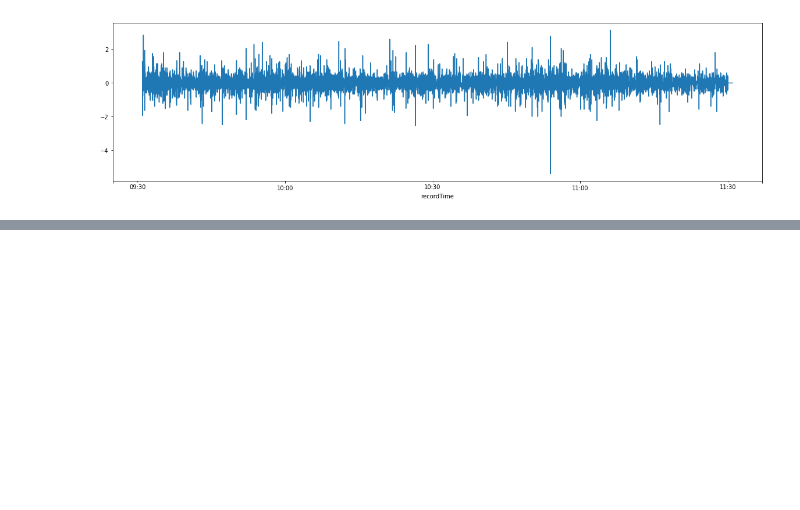
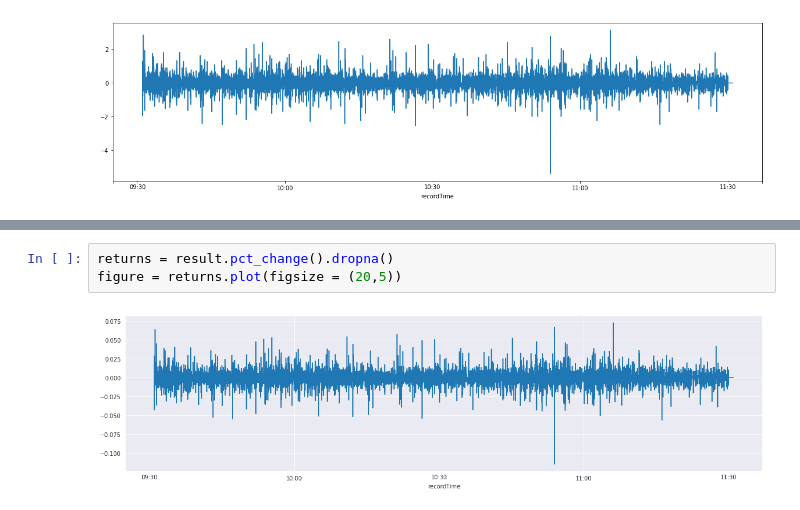
Before and after one commit to JinnTao/autoTrade, a Jupyter notebook: analysis/Analysis.ipynb, the cells around one changed output, grey strips where cells are left out. Cells and saved outputs as stored; diff of their text form; blank space fills up the shorter version.

```diff
--- a/analysis/Analysis.ipynb
+++ b/analysis/Analysis.ipynb
@@ -71,0 +97,5 @@ std_result.plot(figsize = (20,5))
+# %%
+returns = result.pct_change().dropna()
+figure = returns.plot(figsize = (20,5))
+# %% [output]
+[figure, added]
```
Also changed, not shown: parts of 6 cells of this notebook, 5 other files.
